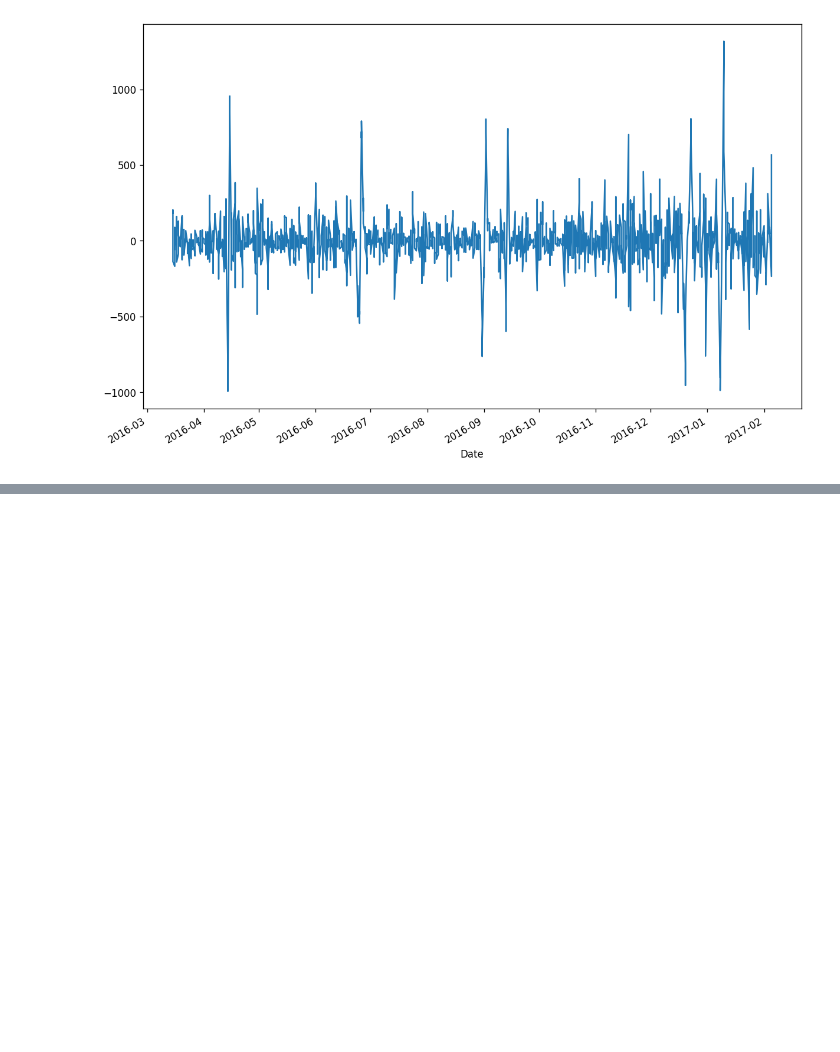
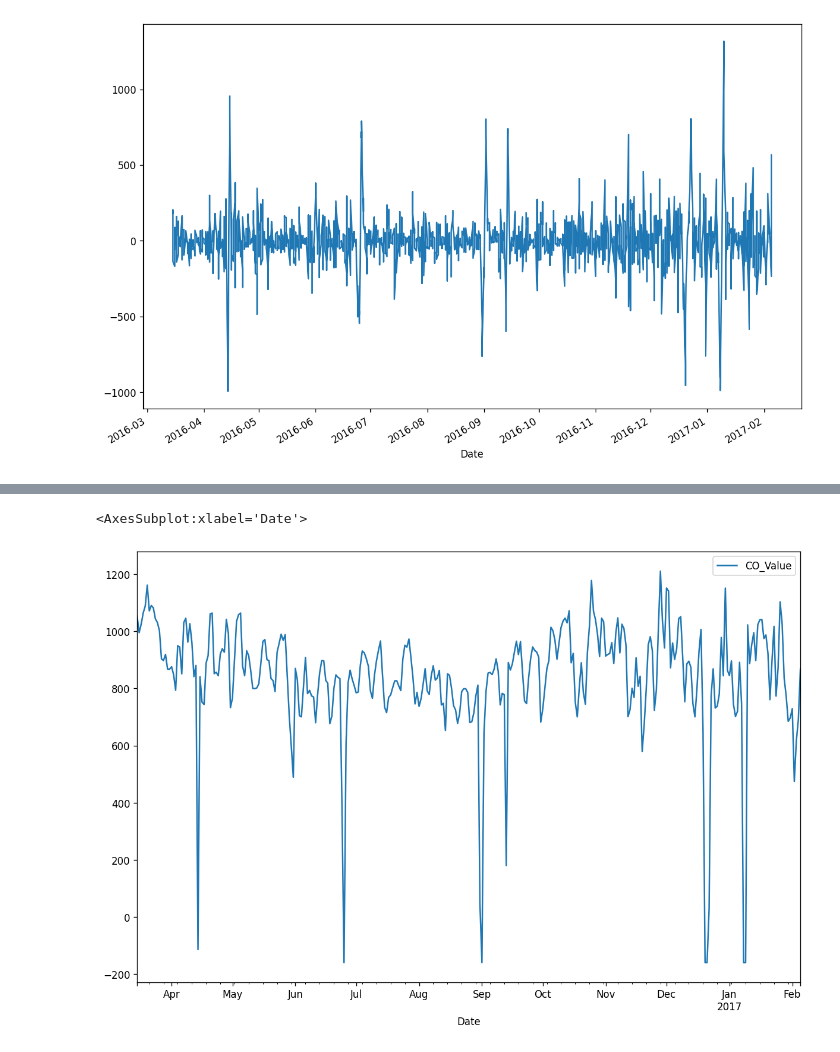
Before and after one commit to JoelPoah/AIMLCA2, a Jupyter notebook: TimeSeries_PartA/TimeSeries.ipynb, the cells around one changed output, grey strips where cells are left out. Cells and saved outputs as stored; diff of their text form; code cells hidden in the pictures; blank space fills up the shorter version.

```diff
--- a/TimeSeries_PartA/TimeSeries.ipynb
+++ b/TimeSeries_PartA/TimeSeries.ipynb
@@ -658,0 +654,7 @@ max    1112.178404
+# %%
+# df['forecast']=model_fit.get_forecast(steps=63)
+# df[['CO_Value','forecast']].plot(figsize=(12,8))
+predict_CO = model_fit.forecast(steps = 63, exog=[['T','RH']])
+# %% [output]
+<AxesSubplot:xlabel='Date'>
+[figure, added]
```
Also changed, not shown: parts of 16 cells of this notebook, 3 other files.
